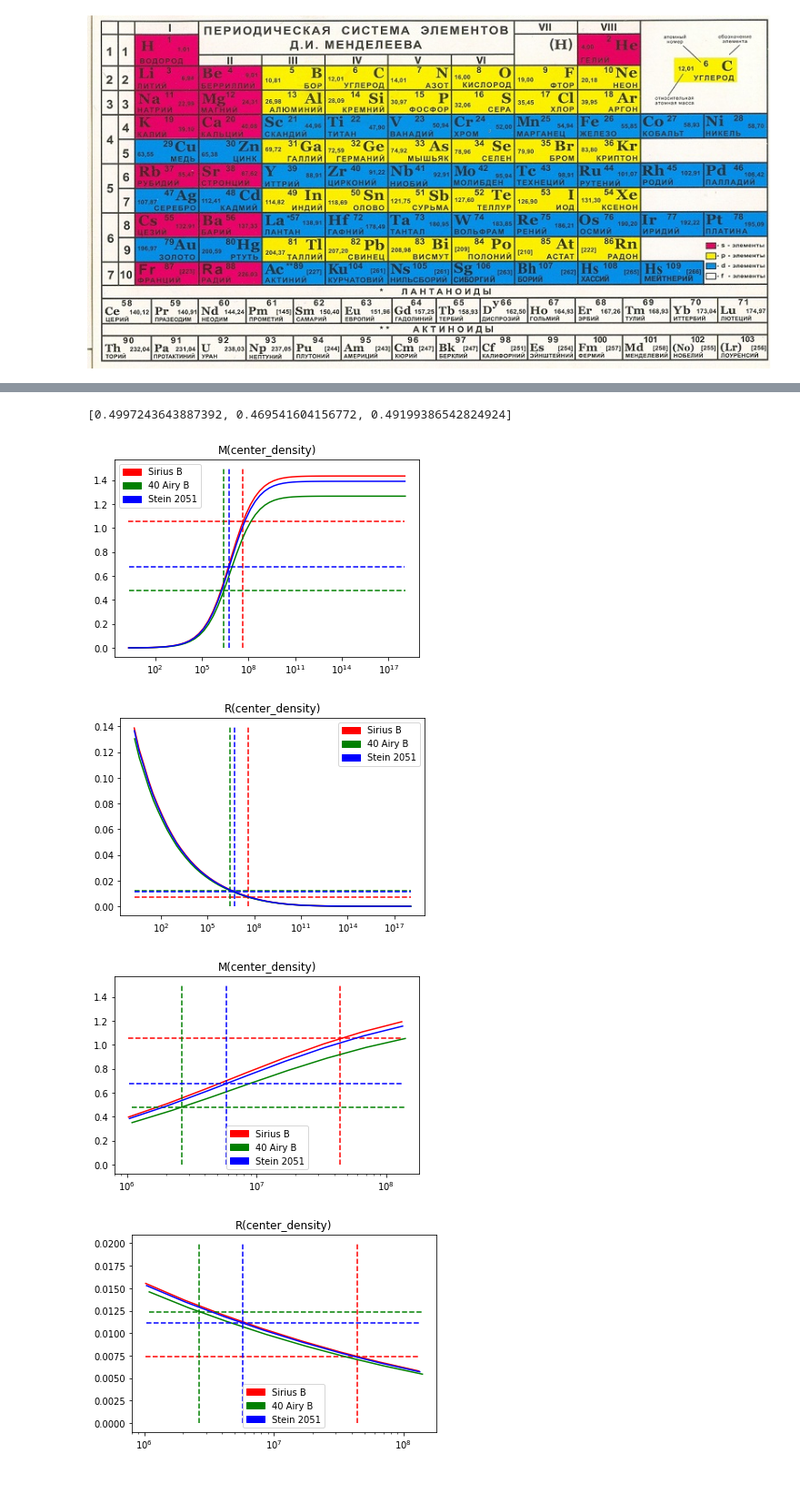
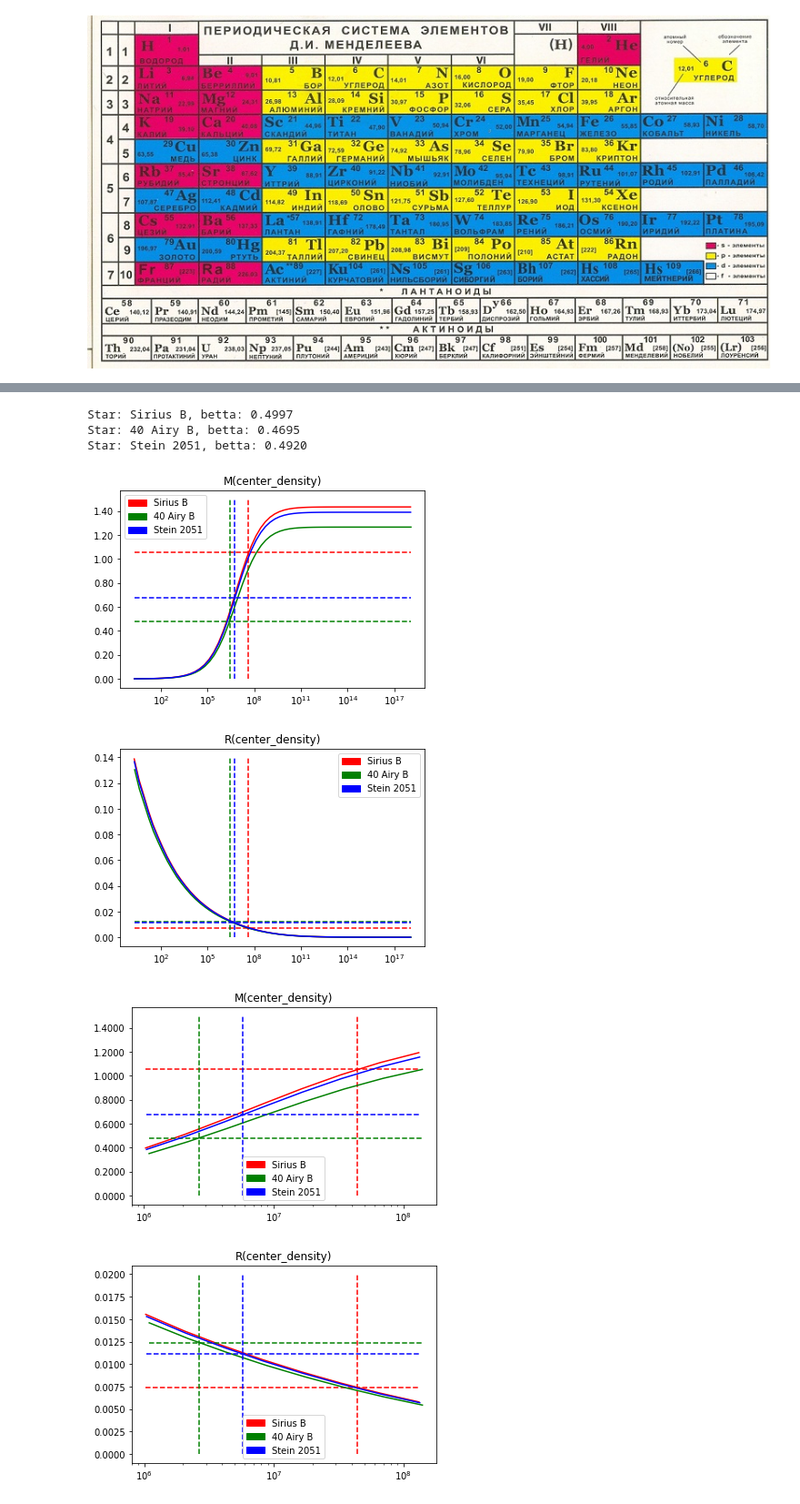
Before and after one commit to zixeljupo/PhysicalModeling, a Jupyter notebook: Notebooks/WhiteDwarfs.ipynb, the cells around one changed output, grey strips where cells are left out. Shown at 91% size. Saved outputs shown, nothing was run; the diff lists cells and outputs as text; code cells hidden in the pictures.

Commit message:
Some modifications on WhiteDwarfs

```diff
--- a/Notebooks/WhiteDwarfs.ipynb
+++ b/Notebooks/WhiteDwarfs.ipynb
@@ -145,0 +134,16 @@ White dwarf radius: 2.4085373606870077
+# %%
+# task 1
+
+dwarf_parameter = 1.0 #  set this parameter
+r, m, po = compute_dwarf(dwarf_parameter)
+
+print("----- Dimesionless ------")
+print("White dwarf mass:   {:.4f}".format(m[-1]))
+print("White dwarf radius: {:.4f}".format(r[-1]))
+
+red_patch   = mpatches.Patch(color='red',   label='White dwarf density')
+green_patch = mpatches.Patch(color='green', label='White dwarf cum mass')
+plt.legend(handles=[red_patch, green_patch])
+plt.plot(r, po, 'r')
+plt.plot(r, m,  'g')
+plt.show()
@@ -146,8 +155,8 @@ White dwarf radius: 2.4085373606870077
 # %%
 def compute_dwarf(d0):
 
-    dr = (1.0/3.0)*((0.003/d0) ** (1.0/3.0))/10
-    r0 = dr / 10 #  0.00001
+    dr = (1.0/3.0)*((0.003/d0) ** (1.0/3.0)) * 0.1
+    r0 = dr / 10
     r1 = dr * 1000000
 
     m_r0 = d0*(r0 ** 3) / 3.0
@@ -253,0 +270,7 @@ Chandrasekhar mass: 1.142e+34 Kg = 5.74 M_Sun
+# %%
+po0, R0, M0 = compute_regular_parameters(betta_C)
+
+
+print("Betta = {:.3f} (Star contains only C atoms)".format(betta_C))
+print("po0 = {:.6e}\nR0  = {:.6e}\nM0  = {:.6e}".format(po0, R0, M0))
+print("Chandrasekhar mass: {:.3e} Kg = {:.3} M_Sun".format(m[-1]*M0, m[-1]*M0/M_Sun))
@@ -266,7 +295,7 @@ def compute_dwarf_parameters(M, R):
     _, R0, M0 = compute_regular_parameters(1.0)
     dwarf_value = (M / M0) * ((R0 / R) ** 2)
 
-    dwarf_center_dimensionless_density = opt.brenth(loss, 1e-4, 1e+10, args=(dwarf_value))
+    dwarf_center_dimensionless_density = opt.brenth(loss, 1e-10, 1e+10, args=(dwarf_value))
 
     r_array, _, _ = compute_dwarf(dwarf_center_dimensionless_density)
     dwarf_radius = r_array[-1]
@@ -288,17 +317,19 @@ star_parameters = [compute_dwarf_parameters(star_masses[i]*M_Sun, star_radiuses[
 star_bettas = [star_parameters[i][0] for i in range(stars_count)]
 star_po0 = [star_parameters[i][1] for i in range(stars_count)]
 # %%
-print(star_bettas)
+for i in range(stars_count):
+    print("Star: {}, betta: {:.4f}".format(star_names[i], star_bettas[i]))
+
 
 
 
 d_len = int(np.shape(po)[0] * 1.0)
 
-
 plt.figure()
 patches = []
 plt.title("M(center_density)")
 plt.xscale('log')
+plt.gca().yaxis.set_major_formatter(FormatStrFormatter('%.2f'))
 
 for i in range(stars_count):
 
@@ -314,11 +345,11 @@ plt.legend(handles=patches)
 plt.show()
 
 
-
 plt.figure()
 patches = []
 plt.title("R(center_density)")
 plt.xscale('log')
+plt.gca().yaxis.set_major_formatter(FormatStrFormatter('%.2f'))
 
 for i in range(stars_count):
 
@@ -344,6 +375,7 @@ plt.figure()
 patches = []
 plt.title("M(center_density)")
 plt.xscale('log')
+plt.gca().yaxis.set_major_formatter(FormatStrFormatter('%.4f'))
 
 for i in range(stars_count):
 
@@ -351,35 +383,37 @@ for i in range(stars_count):
 
     po0, R0, M0 = compute_regular_parameters(star_bettas[i])
 
     plt.plot((po*po0)[d_s:d_e], (m*M0/M_Sun)[d_s:d_e], color=colors[i])
     plt.plot((po*po0)[d_s:d_e], [star_masses[i]] * d_len, color=colors[i], linestyle='--')
     plt.plot([star_po0[i]*po0]*2, [0, 1.5], color=colors[i], linestyle='--')
 
 plt.legend(handles=patches)
 plt.show()
 
 
-
 plt.figure()
 patches = []
 plt.title("R(center_density)")
 plt.xscale('log')
+plt.gca().yaxis.set_major_formatter(FormatStrFormatter('%.4f'))
 
 for i in range(stars_count):
 
     patches.append(mpatches.Patch(color=colors[i], label=star_names[i]))
 
     po0, R0, M0 = compute_regular_parameters(star_bettas[i])
 
     plt.plot((po*po0)[d_s:d_e], (r*R0/R_Sun)[d_s:d_e], color=colors[i])
     plt.plot((po*po0)[d_s:d_e], [star_radiuses[i]] * d_len, color=colors[i], linestyle='--')
     plt.plot([star_po0[i]*po0]*2, [0, 0.02], color=colors[i], linestyle='--')
 
 plt.legend(handles=patches)
 plt.show()
 # %% [output]
-[0.4997243643887392, 0.469541604156772, 0.49199386542824924]
+Star: Sirius B, betta: 0.4997
+Star: 40 Airy B, betta: 0.4695
+Star: Stein 2051, betta: 0.4920
-[figure, old version]
+[figure, new version]
 [figure]
-[figure, old version]
+[figure, new version]
 [figure]
```
Also changed, not shown: parts of 10 cells of this notebook.
